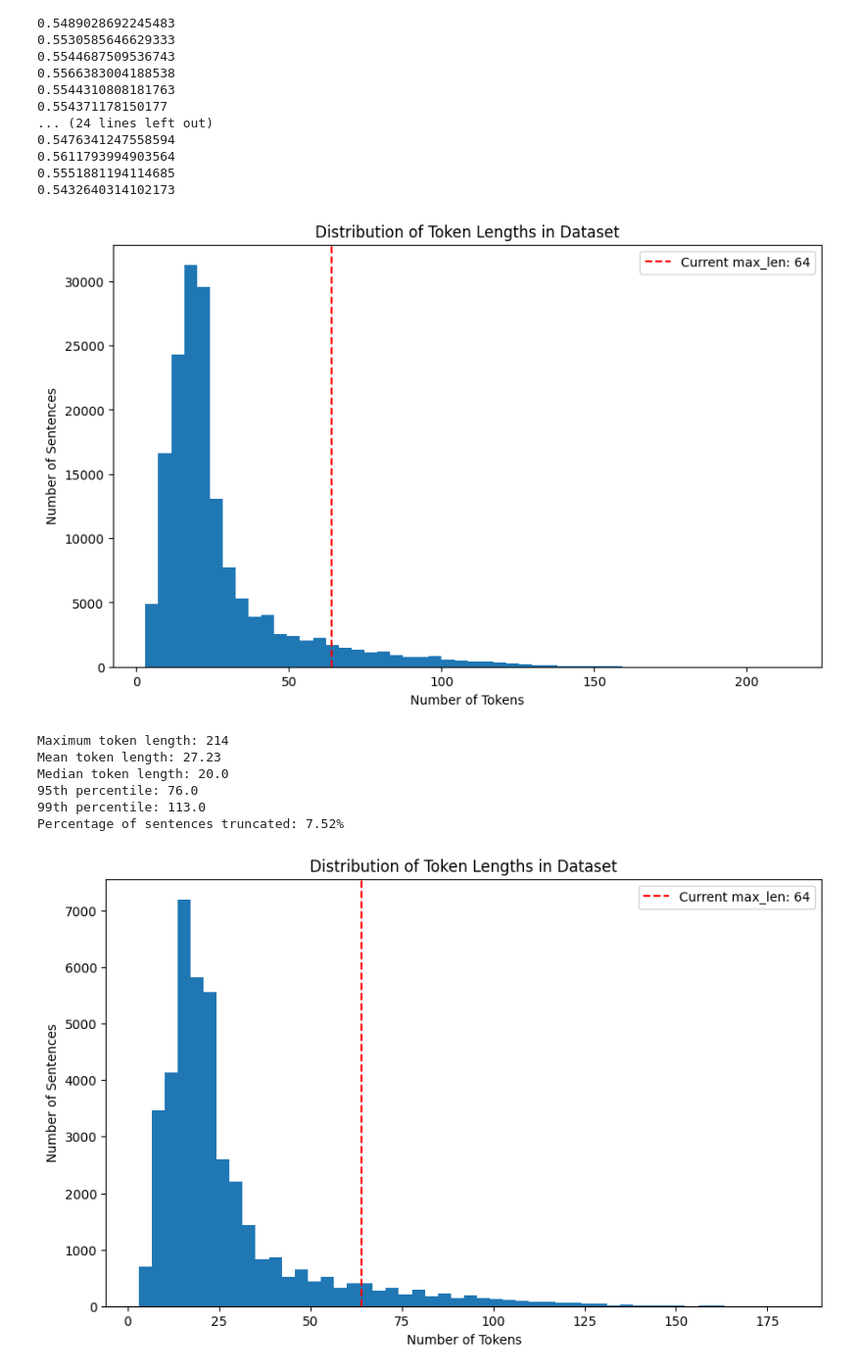
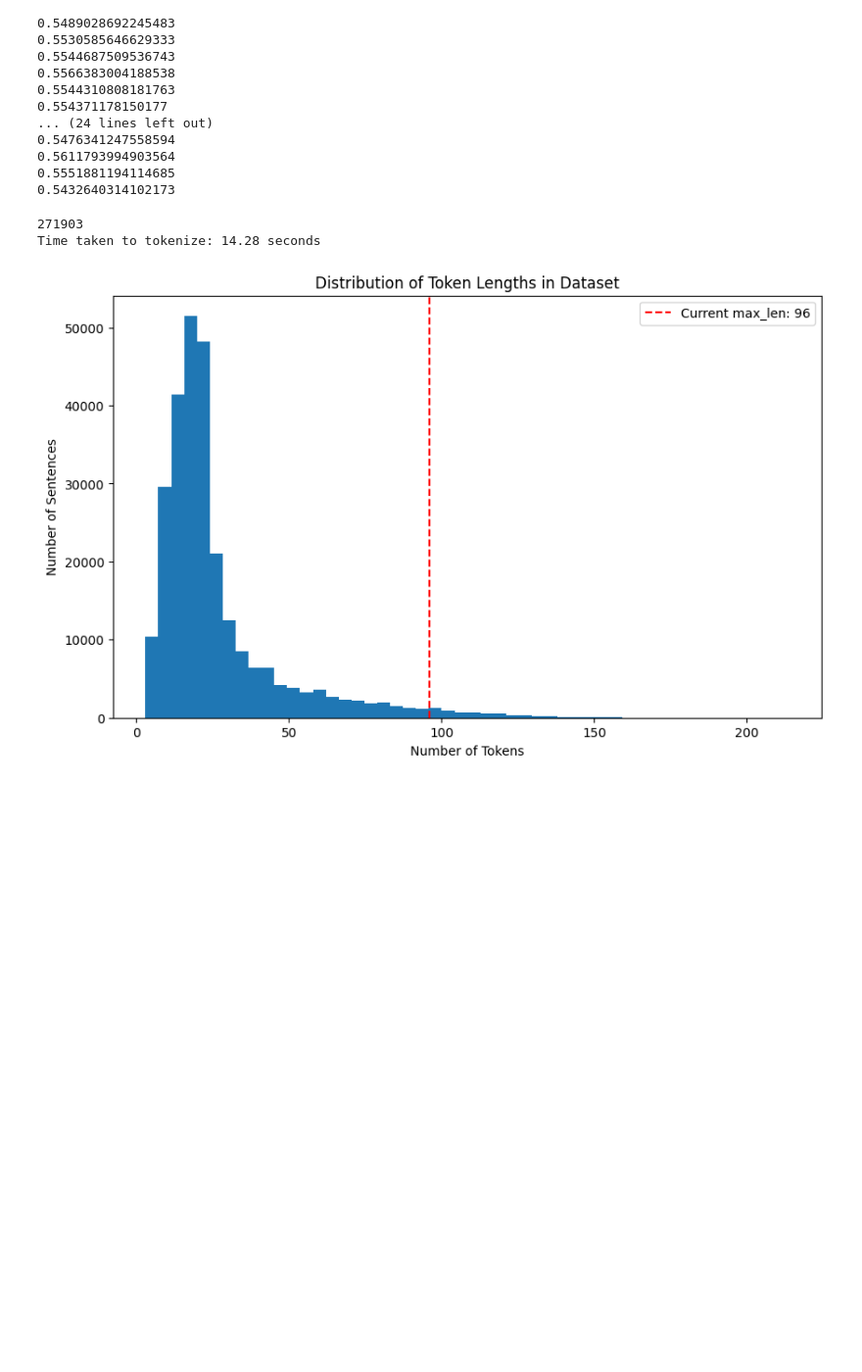
Before and after one commit to Brumda/typos-correction, a Jupyter notebook: sandbox.ipynb, the cells around one changed output. Shown: that part at 98% size. Drawn from its saved outputs; the diff is of its cells as text; code cells hidden in the pictures; blank space fills up the shorter version.

```diff
--- a/sandbox.ipynb
+++ b/sandbox.ipynb
@@ -419,40 +423,37 @@ for corr in corrupt[20:60]:
 # %%
 import matplotlib.pyplot as plt
 import numpy as np
 from transformers import AutoTokenizer
+import time
 tokenizer = AutoTokenizer.from_pretrained("nreimers/MiniLM-L6-H384-uncased")
-# Assuming 'tokenizer' and 'df' are already defined
+
+allDF = []
 for name in ['train', 'dev', 'test']:
-    token_lengths = []
     df, _  = get_data_from_file(name)
-    # Loop through your sentences and count tokens
-    for text in df:
-        tokens = tokenizer.encode(text)
-        token_lengths.append(len(tokens))
+    allDF.extend(df)
+print(len(allDF))
+token_lengths = []
+start = time.time()
+for text in allDF:
+    tokens = tokenizer.encode(text)
+    token_lengths.append(len(tokens))
+print(f"Time taken to tokenize: {time.time() - start:.2f} seconds")
+plt.figure(figsize=(10, 6))
+plt.hist(token_lengths, bins=50)
+plt.axvline(x=96, color='r', linestyle='--', label=f'Current max_len: 96')
+plt.xlabel('Number of Tokens')
+plt.ylabel('Number of Sentences')
+plt.title('Distribution of Token Lengths in Dataset')
+plt.legend()
+plt.show()
 
-    # Create histogram
-    plt.figure(figsize=(10, 6))
-    plt.hist(token_lengths, bins=50)
-    plt.axvline(x=64, color='r', linestyle='--', label=f'Current max_len: 64')
-    plt.xlabel('Number of Tokens')
-    plt.ylabel('Number of Sentences')
-    plt.title('Distribution of Token Lengths in Dataset')
-    plt.legend()
-    plt.show()
-
-    # Basic statistics
-    print(f"Maximum token length: {max(token_lengths)}")
-    print(f"Mean token length: {np.mean(token_lengths):.2f}")
-    print(f"Median token length: {np.median(token_lengths)}")
-    print(f"95th percentile: {np.percentile(token_lengths, 95)}")
-    print(f"99th percentile: {np.percentile(token_lengths, 99)}")
-    print(f"Percentage of sentences truncated: {sum(l > 64 for l in token_lengths) / len(token_lengths) * 100:.2f}%")
+print(f"Maximum token length: {max(token_lengths)}")
+print(f"Mean token length: {np.mean(token_lengths):.2f}")
+print(f"Median token length: {np.median(token_lengths)}")
+print(f"95th percentile: {np.percentile(token_lengths, 95)}")
+print(f"99th percentile: {np.percentile(token_lengths, 99)}")
+print(f"Percentage of sentences truncated: {sum(l > 96 for l in token_lengths) / len(token_lengths):.2%}")
 # %% [output]
+271903
+Time taken to tokenize: 14.28 seconds
-[figure, old version]
+[figure, new version]
-Maximum token length: 214
-Mean token length: 27.23
-Median token length: 20.0
-95th percentile: 76.0
-99th percentile: 113.0
-Percentage of sentences truncated: 7.52%
-[figure, removed]
```
Also changed, not shown: parts of 2 cells of this notebook, 2 other files.
